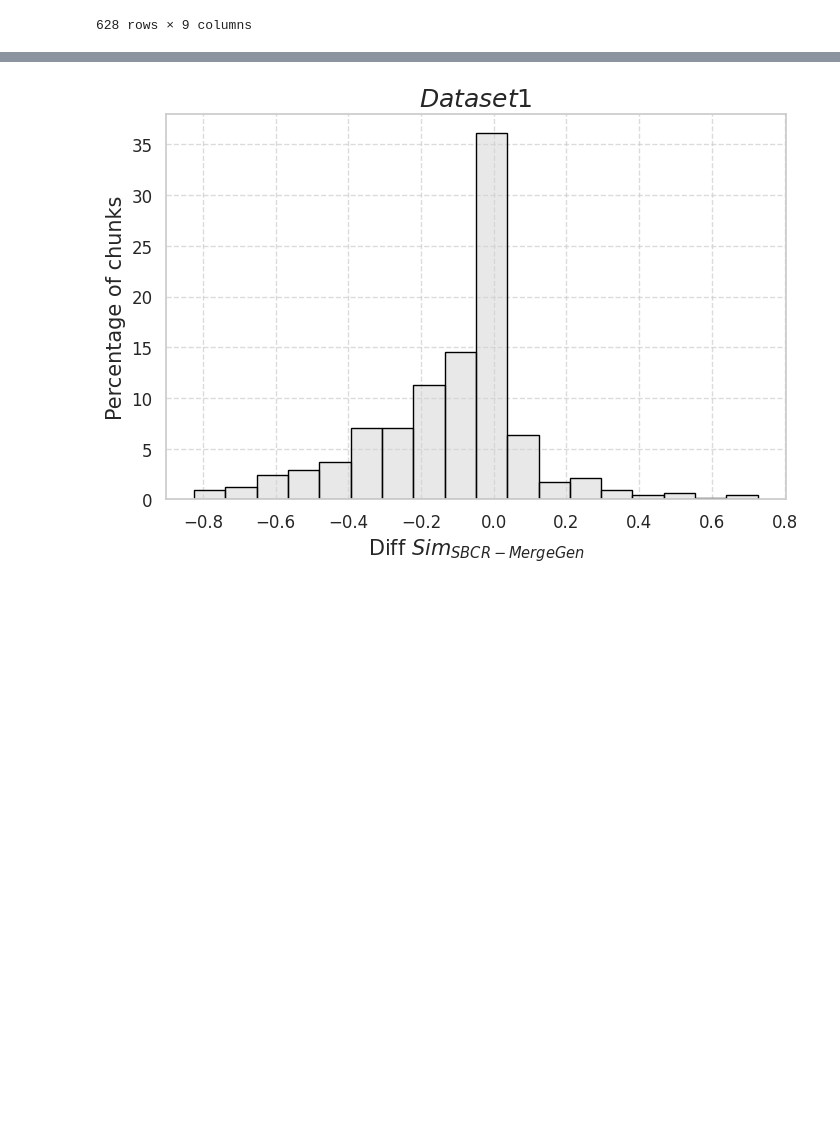
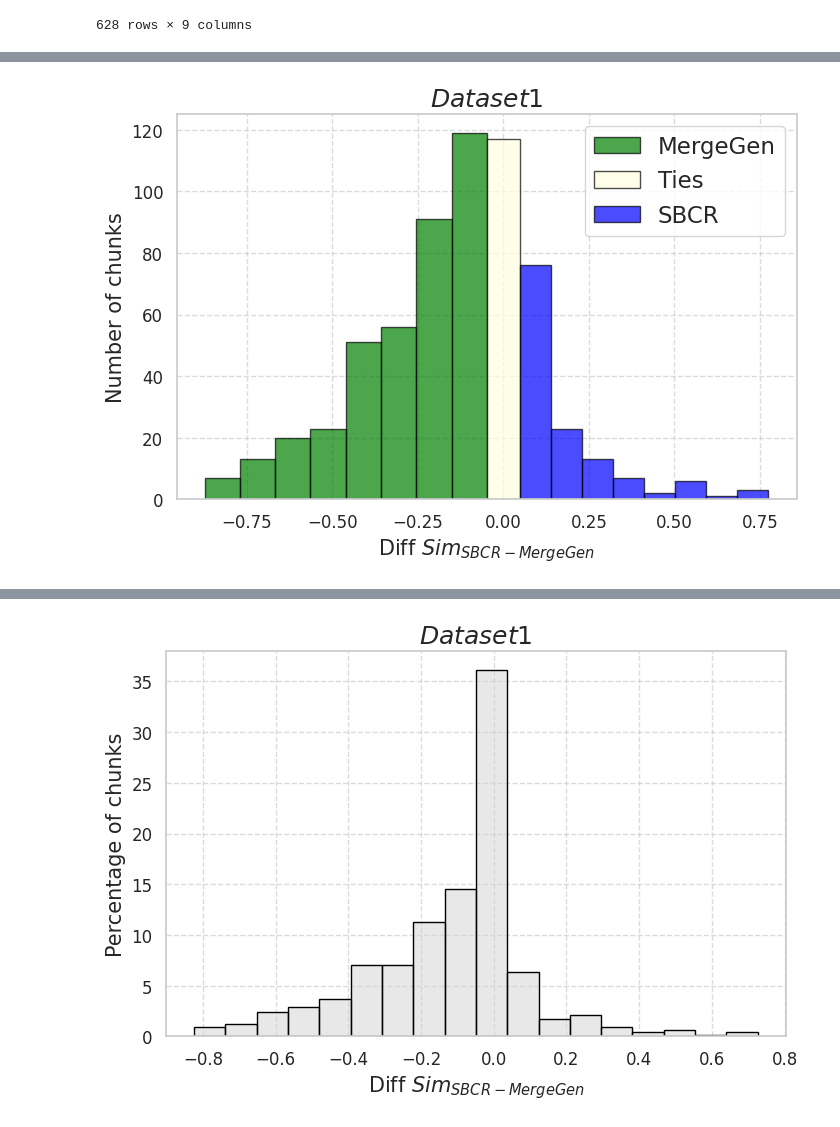
Before and after one commit to gems-uff/sbcr_study, a Jupyter notebook: analysis/RQ4/RQ4_dataset1.ipynb, the cells around one changed output, grey strips where cells are left out. Saved outputs shown, nothing was run; the diff lists cells and outputs as text; code cells hidden in the pictures; blank space fills up the shorter version.

```diff
--- a/analysis/RQ4/RQ4_dataset1.ipynb
+++ b/analysis/RQ4/RQ4_dataset1.ipynb
@@ -167,0 +192,73 @@ df_results_clean
+# %%
+sns.set(style="whitegrid")
+sns.set_context("notebook", font_scale=1.5)
+
+# Get the 'diff' data from the DataFrame
+data = df_results_clean['diff']
+
+# Split the data into three groups:
+# - left_data: values less than 0
+# - center_data: values equal to 0
+# - right_data: values greater than 0
+left_data   = data[data < 0]
+center_data = data[data == 0]
+right_data  = data[data > 0]
+
+# Define the number of bins for the left and right groups
+n_bins_left  = 8
+n_bins_right = 8
+
+# Create bins for the left side covering the entire range of negative values
+left_bins = np.linspace(left_data.min(), 0, n_bins_left + 1)
+# Create bins for the right side covering the entire range of positive values
+right_bins = np.linspace(0, right_data.max(), n_bins_right + 1)
+
+# Compute histogram counts for left and right data
+left_counts, _  = np.histogram(left_data, bins=left_bins)
+right_counts, _ = np.histogram(right_data, bins=right_bins)
+
+# Calculate the original centers and widths of the bins
+left_centers_orig  = (left_bins[:-1] + left_bins[1:]) / 2
+right_centers_orig = (right_bins[:-1] + right_bins[1:]) / 2
+left_widths  = np.diff(left_bins)
+right_widths = np.diff(right_bins)
+
+# Set the central bin's width as the average of the last left bin's width and the first right bin's width
+central_width = (left_widths[-1] + right_widths[0]) / 2
+
+# For a visual gap, shift the left centers to the left by central_width/2 and the right centers to the right by central_width/2.
+# This moves the left bars so that their rightmost edge becomes -central_width/2,
+# and the right bars so that their leftmost edge becomes +central_width/2.
+left_centers  = left_centers_orig - central_width/2
+right_centers = right_centers_orig + central_width/2
+
+# Count the number of values that are exactly 0 (for the center bin)
+center_count = len(center_data)
+
+# Plot the histogram
+plt.figure(figsize=(8, 5))
+
+# Plot the left bars (values < 0)
+plt.bar(left_centers, left_counts, width=left_widths,
+        color='green', edgecolor='black', alpha=0.7, label="MergeGen")
+
+# Plot the center bar (values == 0) at x = 0 with the computed central_width
+plt.bar(0, center_count, width=central_width,
+        color='lightyellow', edgecolor='black', alpha=0.7, label="Ties")
+
+# Plot the right bars (values > 0)
+plt.bar(right_centers, right_counts, width=right_widths,
+        color='blue', edgecolor='black', alpha=0.7, label="SBCR")
+
+# Final plot configurations
+plt.title('$Dataset1$')
+plt.xlabel('Diff $Sim_{SBCR-MergeGen}$', fontsize=15)
+plt.ylabel('Number of chunks', fontsize=15)
+plt.xticks(fontsize=12)
+plt.yticks(fontsize=12)
+plt.grid(True, linestyle='--', alpha=0.7)
+plt.legend()
+
+plt.show()
+# %% [output]
+[figure, added]
```
Also changed, not shown: parts of 8 cells of this notebook, 6 other files.
